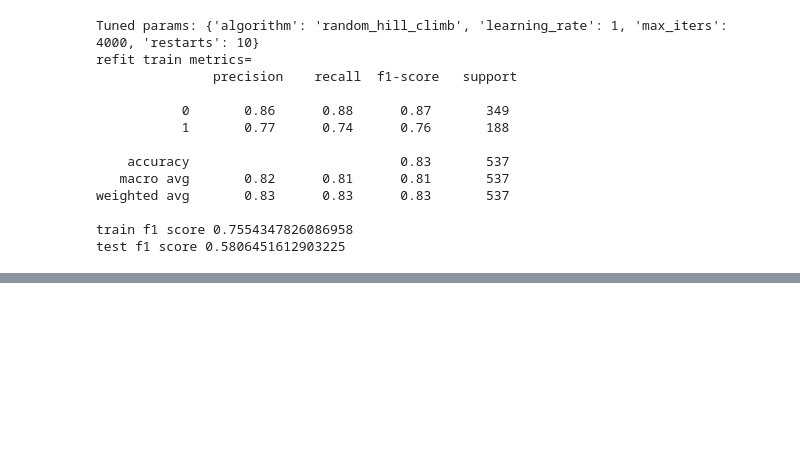
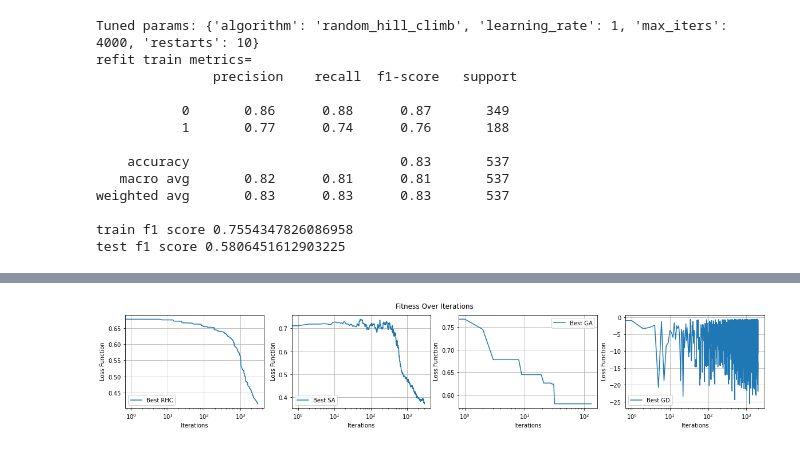
Before and after one commit to asif-rehan/CS7641-Machine-Learning, a Jupyter notebook: randomized_optimization/Untitled.ipynb, the cells around one changed output, grey strips where cells are left out. Saved outputs shown, nothing was run; the diff lists cells and outputs as text; code cells hidden in the pictures; blank space fills up the shorter version.

Commit message:
feat: all codes and models

```diff
--- a/randomized_optimization/Untitled.ipynb
+++ b/randomized_optimization/Untitled.ipynb
@@ -595,19 +613,0 @@ test f1 score 0.6666666666666666
-# %%
-for model in models:
-    print("MODEL NAME: ", model, "\n==========")
-    print("Final loss value: ", models[model].best_estimator_.loss)
-    loss = models[model].best_estimator_.fitness_curve
-    if model == 'GD':
-        loss = loss * -1
-    print("Length of Iteration", len(loss))
-    print("Refit Time: ", models[model].refit_time_)
-    df = pd.DataFrame(models[model].cv_results_)
-    #print(df.info())
-    #print(df)
-    print("train f1 score", models[model].score(X_train, y_train))
-    print("test f1 score", models[model].score(X_test, y_test))
-    plt.plot(loss - loss[0], label=model+'_fitness_curve')
-    plt.xscale('log')
-
-plt.legend()
-plt.show()
@@ -622,0 +634,61 @@ test f1 score 0.6666666666666666
+# %%
+fig, ax = plt.subplots(1,4, figsize=(20,3))
+
+for i in range(len(algorithms)):
+    model = algorithms[i]
+    loss = models[model].best_estimator_.fitness_curve
+    #if model == 'GD':
+    #    loss = loss * -1
+    #print("Length of Iteration", len(loss))
+
+    #df = pd.DataFrame(models[model].cv_results_)
+    #print(df.info())
+    #print(df)
+    ax[i].plot(loss, label='Best '+model)
+    ax[i].set_xscale('log')
+    ax[i].set_ylabel(' Loss Function')
+    ax[i].set_xlabel('Iterations')
+    ax[i].grid()
+    ax[i].legend()
+
+plt.suptitle('Fitness Over Iterations')
+
+plt.legend()
+
+plt.savefig(os.path.join(this_dir, 'nn_opt', 'nn_loss.png'))
+plt.show()
+plt.close()
+
+results = []
+
+
+for model in models:
+    #print("MODEL NAME: ", model, "\n==========")
+
+    #print("Train Time: ",  models[model].refit_time_)
+
+    train_time.append(models[model].refit_time_)
+    train_f1 = models[model].score(X_train, y_train)
+    #print("Train F1 Score: ", train_f1)
+
+    start = datetime.datetime.now()
+    y_test_pred = models[model].predict(X_test)
+    pred_time = (datetime.datetime.now() - start).microseconds/1000
+    #print("Test Prediction Time: ", pred_time)
+
+    test_f1 = models[model].score(X_test, y_test)
+    #print("Test F1 Score: ", test_f1)
+
+    iter_reqd = len(models[model].best_estimator_.fitness_curve)
+    #print("Iter Reqd: ", iter_reqd)
+
+    #print("Final F1 Score (loss): ", models[model].best_estimator_.loss)
+    results.append([model, models[model].refit_time_, iter_reqd, models[model].best_estimator_.loss, train_f1, test_f1])
+
+results_df = pd.DataFrame(results, columns=['Algorithm', 'Train Time(s)', '#Iterations Reqd', 'Final Loss Value', 'Train F1 Score', 'Test F1 Score'])
+results_df.set_index('Algorithm', inplace=True)
+print(results_df)
+
+#
+# %% [output]
+[figure, added]
```
Also changed, not shown: parts of 11 cells of this notebook, 10 other files.
